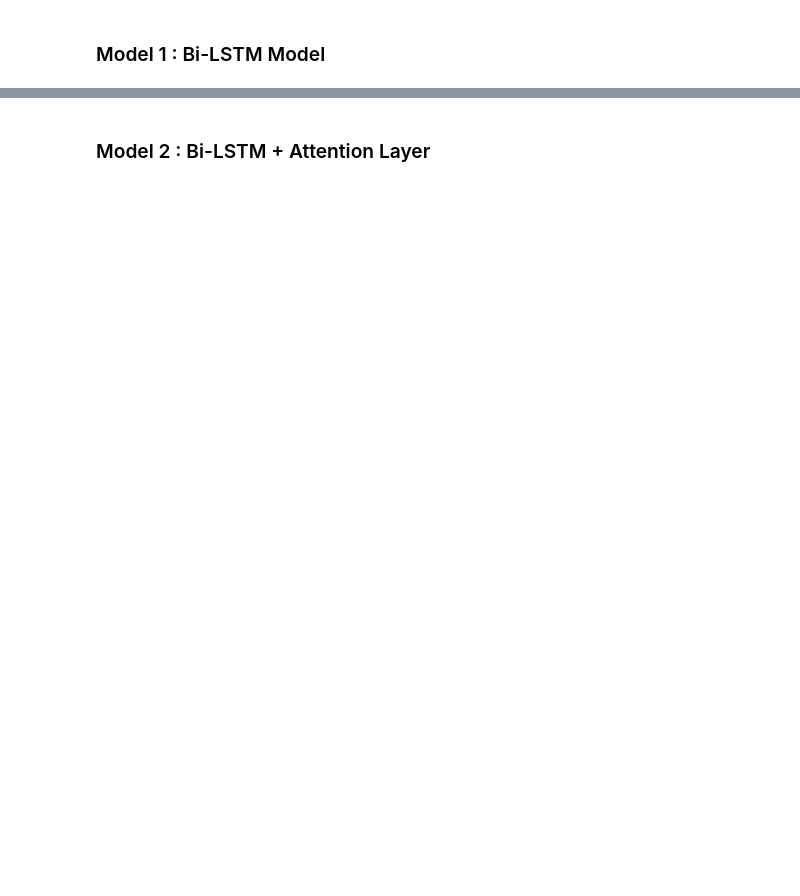
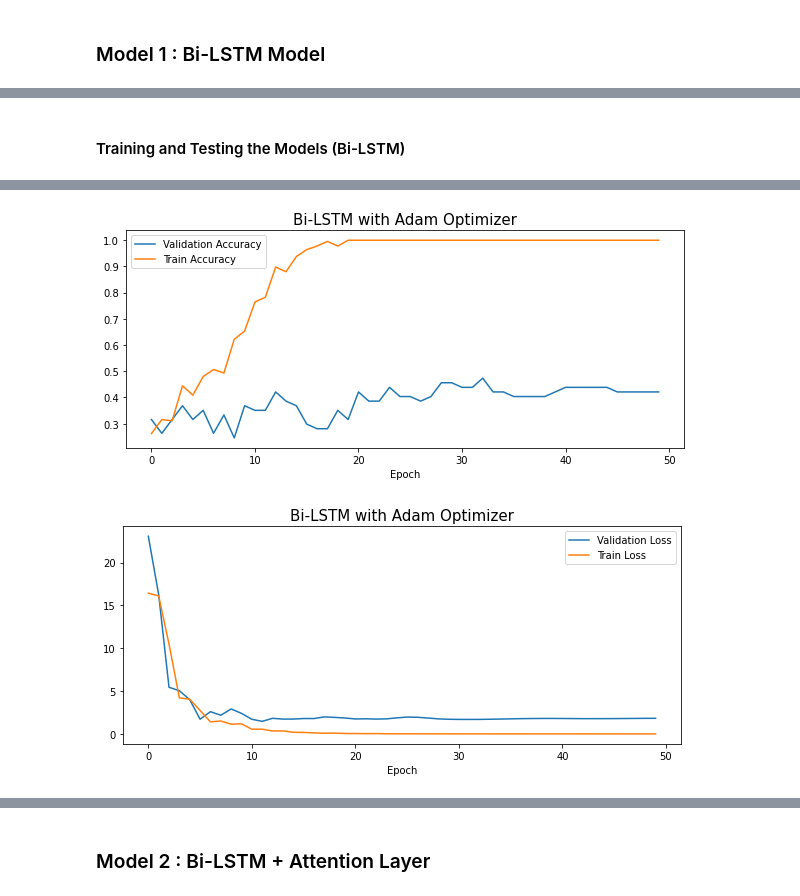
Before and after one commit to yashmaniya0/Respiratory-Sound-Classification-with-BiGRU-and-BiLSTMs, a Jupyter notebook: respiratory_sound_classification.ipynb, the cells around one changed output, grey strips where cells are left out. Saved outputs shown, nothing was run; the diff lists cells and outputs as text; code cells hidden in the pictures; blank space fills up the shorter version.

```diff
--- a/respiratory_sound_classification.ipynb
+++ b/respiratory_sound_classification.ipynb
@@ -297,0 +334,34 @@ _________________________________________________________________
+# %% [markdown]
+#### Training and Testing the Models (Bi-LSTM)
+# %%
+checkpoint = tf.keras.callbacks.ModelCheckpoint('./weights.h5', monitor='val_accuracy', save_best_only=False, verbose=0)
+
+history1_adam = model1_adam.fit(X_train, Y_train_OH,
+                    batch_size = 128,
+                    epochs = 50,
+                    verbose = 0,
+                    validation_split = 0.2,callbacks=[checkpoint])
+
+loss1_adam, accuracy1_adam = model1_adam.evaluate(X_test, Y_test_OH, batch_size = 32, verbose=2)
+
+print('\nTest loss:', loss1_adam)
+print('Test accuracy:', accuracy1_adam)
+
+dff1_adam = pd.DataFrame(history1_adam.history)
+
+plt.figure(figsize=(10,4))
+plt.title('Bi-LSTM with Adam Optimizer',fontsize=15)
+plt.plot(range(len(dff1_adam['val_accuracy'])), dff1_adam['val_accuracy'], label='Validation Accuracy')
+plt.plot(range(len(dff1_adam['accuracy'])), dff1_adam['accuracy'], label='Train Accuracy')
+plt.legend()
+plt.xlabel('Epoch')
+plt.show()
+
+plt.figure(figsize=(10,4))
+plt.title('Bi-LSTM with Adam Optimizer',fontsize=15)
+plt.plot(range(len(dff1_adam['val_loss'])), dff1_adam['val_loss'], label='Validation Loss')
+plt.plot(range(len(dff1_adam['loss'])), dff1_adam['loss'], label='Train Loss')
+plt.legend()
+plt.xlabel('Epoch')
+plt.show()
+# %% [output]
@@ -297,0 +372,2 @@ _________________________________________________________________
+[figure, added]
+[figure, added]
```
Also changed, not shown: parts of 56 cells of this notebook.
